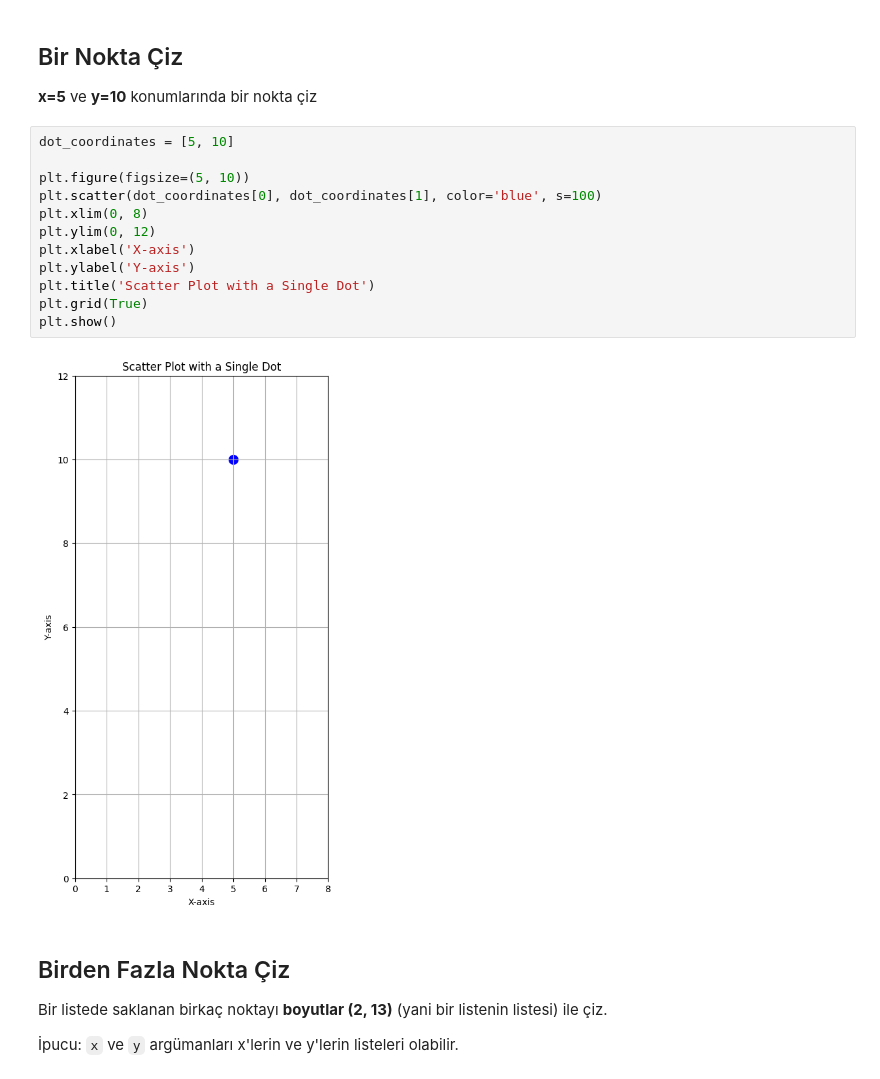
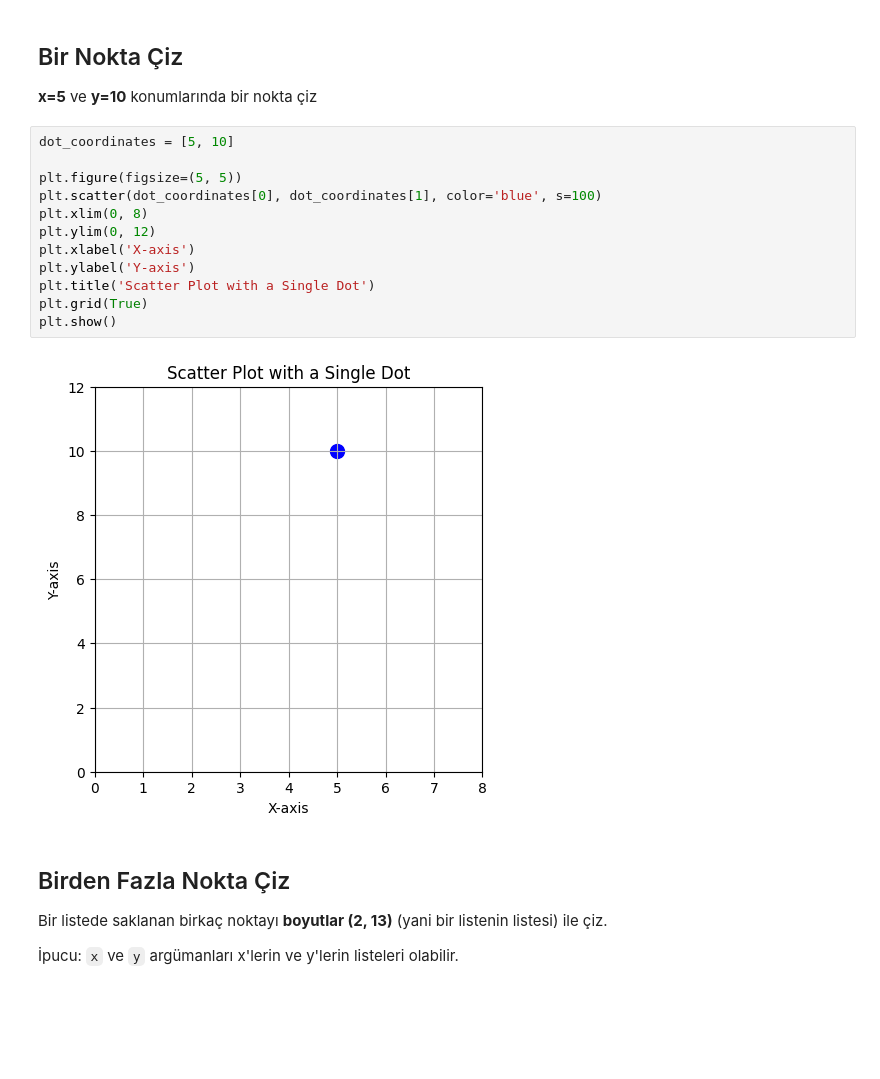
Before and after one commit to berkayturhan-boop/algebra-warmup, a Jupyter notebook: algebra-warmup.ipynb, the cells around one changed output. Drawn from its saved outputs; the diff is of its cells as text; blank space fills up the shorter version.

Commit message:
style: update scatter plot dimensions

```diff
--- a/algebra-warmup.ipynb
+++ b/algebra-warmup.ipynb
@@ -28,17 +28,17 @@ Birçok argüman alabilir, ancak ilk iki pozisyonel argüman en önemlisidir: `x
 # %%
 dot_coordinates = [5, 10]
 
-plt.figure(figsize=(5, 10))
+plt.figure(figsize=(5, 5))
 plt.scatter(dot_coordinates[0], dot_coordinates[1], color='blue', s=100)
 plt.xlim(0, 8)
 plt.ylim(0, 12)
 plt.xlabel('X-axis')
 plt.ylabel('Y-axis')
 plt.title('Scatter Plot with a Single Dot')
 plt.grid(True)
 plt.show()
 # %% [output]
-[figure, old version]
+[figure, new version]
 # %% [markdown]
 ## Birden Fazla Nokta Çiz
 
```
